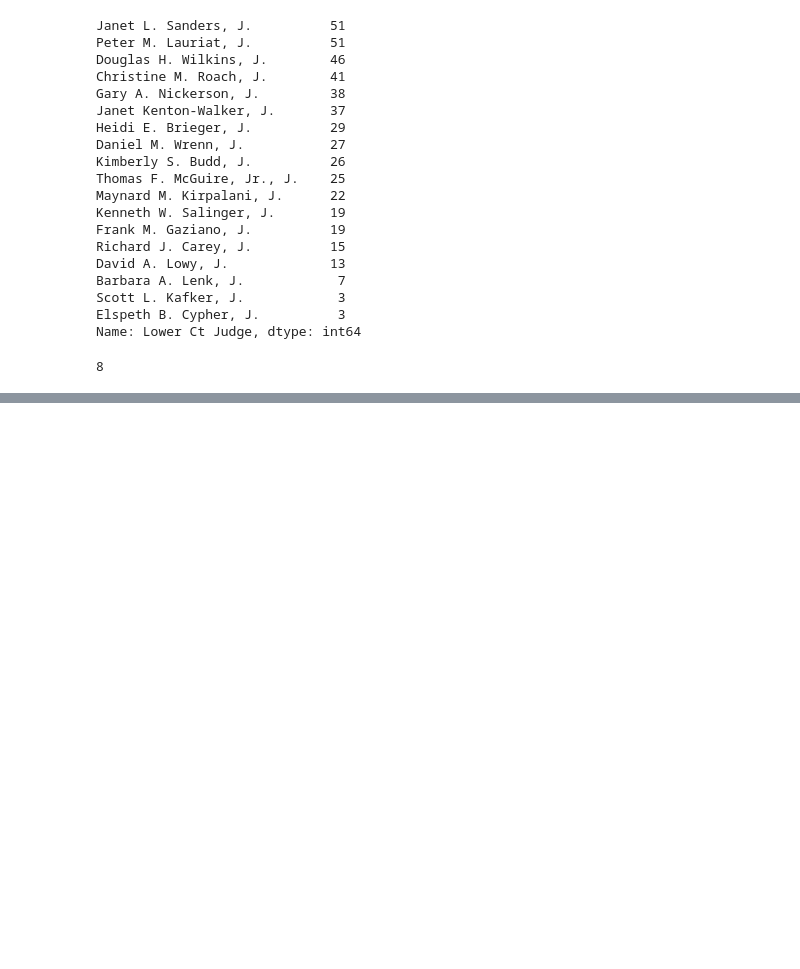
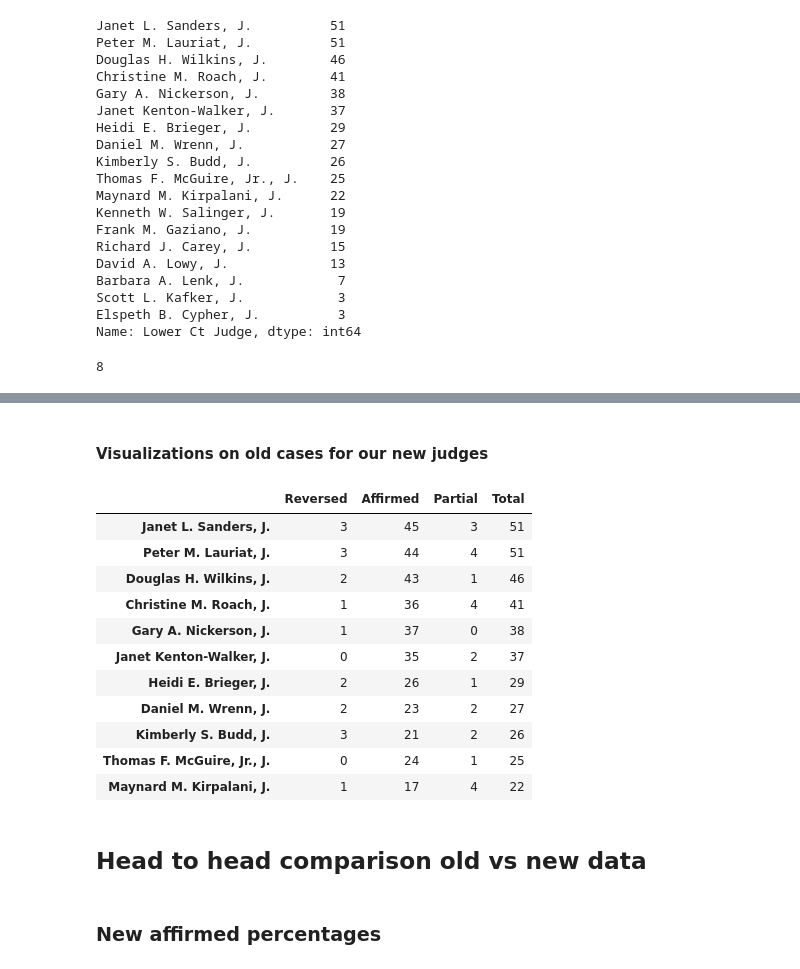
Before and after one commit to YashvardhanDas/BENCHMARKS-An-Analysis-of-Massachusetts-Court-Reversals, a Jupyter notebook: Judge_opinion_data/new_judge_analysis_anton.ipynb, the cells around one changed output, grey strips where cells are left out. Saved outputs shown, nothing was run; the diff lists cells and outputs as text; code cells hidden in the pictures; blank space fills up the shorter version.

```diff
--- a/Judge_opinion_data/new_judge_analysis_anton.ipynb
+++ b/Judge_opinion_data/new_judge_analysis_anton.ipynb
@@ -303,0 +305,54 @@ len(reduced_old_data)
+# %%
+old_judge_count = {}
+for i, j in reduced_old_data.iterrows():
+    #print(j['judge'])
+    #print(j['judge'])
+    if j['Lower Ct Judge'] not in old_judge_count:
+        #print("{} is not yet in our dict.".format(j['judge']))
+        #Create new entry for a judge
+        #Check for all three cases
+        if j['case status'] == 'Affirm':
+            #Affirmed [0,1,0,1]
+            old_judge_count[j['Lower Ct Judge']] = [0,1,0,1]
+        elif j['case status'] == 'Reverse':
+            #Reverse [1,0,0,1]
+            old_judge_count[j['Lower Ct Judge']] = [1,0,0,1]
+        elif j['case status'] == 'Partially':
+            #Partially [0,0,1,1]
+            old_judge_count[j['Lower Ct Judge']] = [0,0,1,1]
+    else:
+        #Judge already in the dict, increment accordingly
+        if j['case status'] == 'Affirm':
+            #Affirmed [0,1,0,1]
+            old_judge_count[j['Lower Ct Judge']][1] += 1
+            old_judge_count[j['Lower Ct Judge']][-1] += 1
+        elif j['case status'] == 'Reverse':
+            #Reverse [1,0,0,1]
+            old_judge_count[j['Lower Ct Judge']][0] += 1
+            old_judge_count[j['Lower Ct Judge']][-1] += 1
+        elif j['case status'] == 'Partially':
+            #Partially [0,0,1,1]
+            old_judge_count[j['Lower Ct Judge']][2] += 1
+            old_judge_count[j['Lower Ct Judge']][-1] += 1
+# %% [markdown]
+#### Visualizations on old cases for our new judges
+# %%
+#Create Dataframe with columns, name of judge and its statistics in order to graph it
+old_judges_data = pd.DataFrame.from_dict(old_judge_count).transpose()
+old_judges_data.rename(columns = {0:'Reversed',1:'Affirmed',2:'Partial',3:'Total'}, inplace = True)
+#Sort data by number of cases
+old_judges_data = old_judges_data.sort_values('Total',ascending=False)
+old_judges_data
+# %% [output]
+|  | Reversed | Affirmed | Partial | Total |
+| Janet L. Sanders, J. | 3 | 45 | 3 | 51 |
+| Peter M. Lauriat, J. | 3 | 44 | 4 | 51 |
+| Douglas H. Wilkins, J. | 2 | 43 | 1 | 46 |
+| Christine M. Roach, J. | 1 | 36 | 4 | 41 |
+| Gary A. Nickerson, J. | 1 | 37 | 0 | 38 |
+| Janet Kenton-Walker, J. | 0 | 35 | 2 | 37 |
+| Heidi E. Brieger, J. | 2 | 26 | 1 | 29 |
+| Daniel M. Wrenn, J. | 2 | 23 | 2 | 27 |
+| Kimberly S. Budd, J. | 3 | 21 | 2 | 26 |
+| Thomas F. McGuire, Jr., J. | 0 | 24 | 1 | 25 |
+| Maynard M. Kirpalani, J. | 1 | 17 | 4 | 22 |
@@ -303,0 +364,4 @@ len(reduced_old_data)
+# %% [markdown]
+## Head to head comparison old vs new data
+# %% [markdown]
+### New affirmed percentages
```
Also changed, not shown: parts of 11 cells of this notebook.
